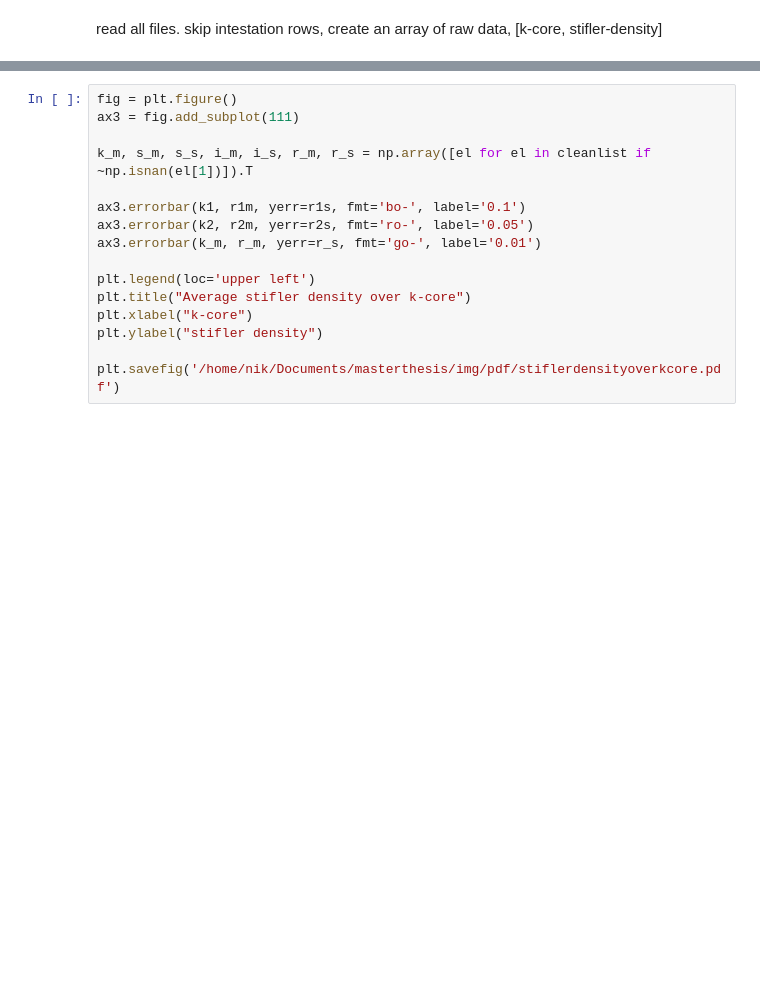
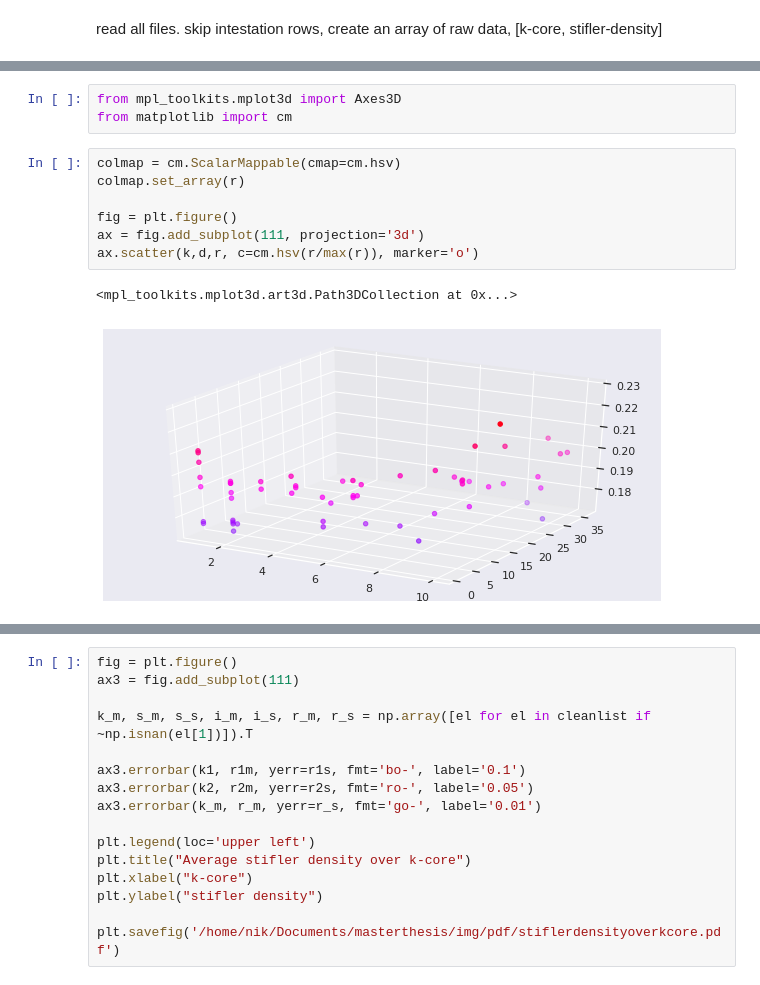
Before and after one commit to BFSteam/memory, a Jupyter notebook: jup/python/Stifler Density Over K-Core.ipynb, the cells around one changed output, grey strips where cells are left out. Drawn from its saved outputs; the diff is of its cells as text; blank space fills up the shorter version.

```diff
--- a/jup/python/Stifler Density Over K-Core.ipynb
+++ b/jup/python/Stifler Density Over K-Core.ipynb
@@ -120,3 +175,16 @@ plt.show()
+# %%
+from mpl_toolkits.mplot3d import Axes3D
+from matplotlib import cm
+# %%
+colmap = cm.ScalarMappable(cmap=cm.hsv)
+colmap.set_array(r)
+
+fig = plt.figure()
+ax = fig.add_subplot(111, projection='3d')
+ax.scatter(k,d,r, c=cm.hsv(r/max(r)), marker='o')
+# %% [output]
+<mpl_toolkits.mplot3d.art3d.Path3DCollection at 0x...>
+[figure, added]
 # %%
 cleanlist = []
 s_sublist = []
```
Also changed, not shown: parts of 7 cells of this notebook, 2 other files.
